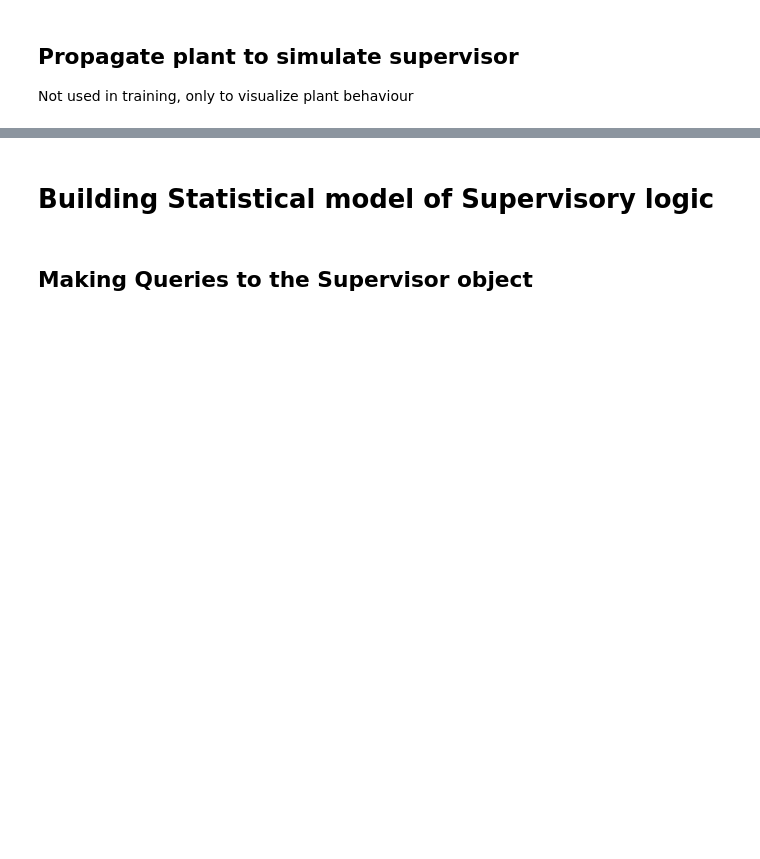
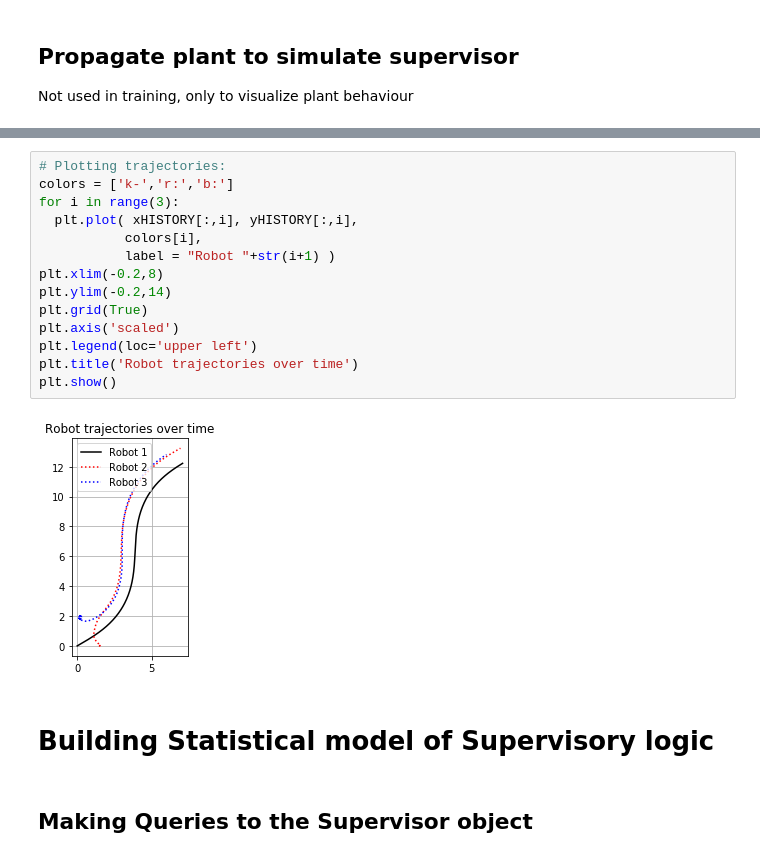
Before and after one commit to omanshuthapliyal/formationControl, a Jupyter notebook: SupervisoryControlAttack_formation_of_robots.ipynb, the cells around one changed output, grey strips where cells are left out. Drawn from its saved outputs; the diff is of its cells as text; blank space fills up the shorter version.

```diff
--- a/SupervisoryControlAttack_formation_of_robots.ipynb
+++ b/SupervisoryControlAttack_formation_of_robots.ipynb
@@ -185,3 +244,19 @@ ValueError: ignored
+# %%
+# Plotting trajectories:
+colors = ['k-','r:','b:']
+for i in range(3):
+  plt.plot( xHISTORY[:,i], yHISTORY[:,i],
+           colors[i],
+           label = "Robot "+str(i+1) )
+plt.xlim(-0.2,8)
+plt.ylim(-0.2,14)
+plt.grid(True)
+plt.axis('scaled')
+plt.legend(loc='upper left')
+plt.title('Robot trajectories over time')
+plt.show()
+# %% [output]
+[figure, added]
 # %% [markdown]
 # Building Statistical model of Supervisory logic
 # %% [markdown]
```
Also changed, not shown: parts of 9 cells of this notebook.
